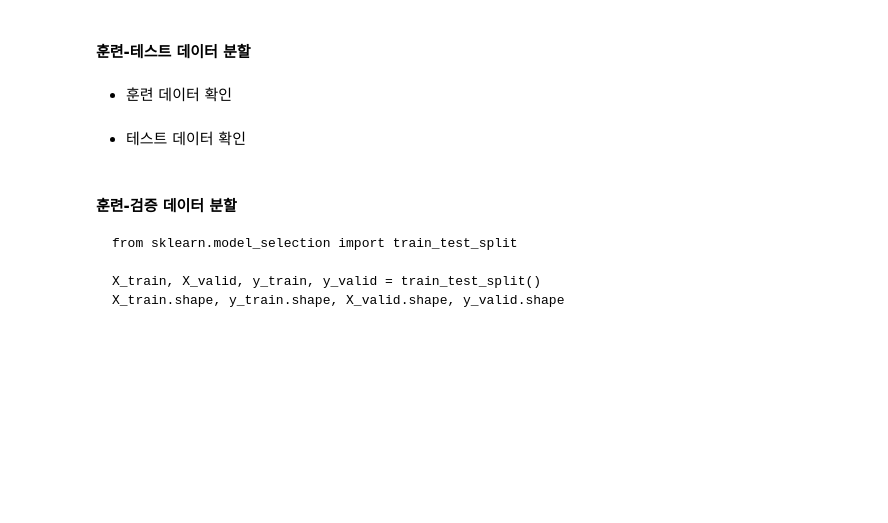
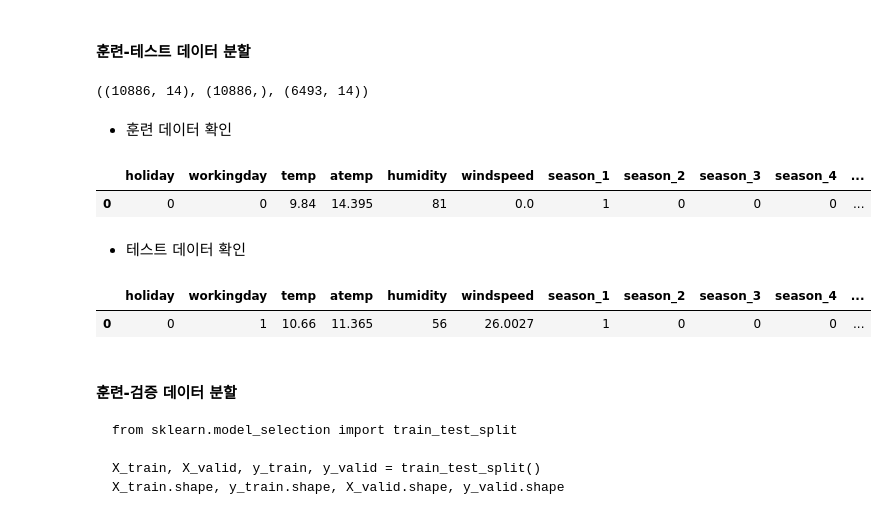
Before and after one commit to yebiny/SkillTreePython-DataAnalysis, a Jupyter notebook: 05.머신러닝기반데이터분석/해설/ch05_14_실전머신러닝_자전거_수요예측.ipynb, the cells around one changed output. Drawn from its saved outputs; the diff is of its cells as text; code cells hidden in the pictures; blank space fills up the shorter version.

```diff
--- a/05.머신러닝기반데이터분석/해설/ch05_14_실전머신러닝_자전거_수요예측.ipynb
+++ b/05.머신러닝기반데이터분석/해설/ch05_14_실전머신러닝_자전거_수요예측.ipynb
@@ -243,10 +243,28 @@ selected = [
 ### | 데이터 분할
 # %% [markdown]
 #### 훈련-테스트 데이터 분할
+# %%
+df_train = df[selected+['log_count']].iloc[:n_train]
+X = df_train[selected]
+y = df_train['log_count']
+X_test = df[selected].iloc[n_train:]
+X.shape, y.shape, X_test.shape # 데이터프레임
+# %% [output]
+((10886, 14), (10886,), (6493, 14))
 # %% [markdown]
 * 훈련 데이터 확인
+# %%
+X.head(1)
+# %% [output]
+|  | holiday | workingday | temp | atemp | humidity | windspeed | season_1 | season_2 | season_3 | season_4 | ... |
+| 0 | 0 | 0 | 9.84 | 14.395 | 81 | 0.0 | 1 | 0 | 0 | 0 | ... |
 # %% [markdown]
 * 테스트 데이터 확인
+# %%
+X_test.head(1)
+# %% [output]
+|  | holiday | workingday | temp | atemp | humidity | windspeed | season_1 | season_2 | season_3 | season_4 | ... |
+| 0 | 0 | 1 | 10.66 | 11.365 | 56 | 26.0027 | 1 | 0 | 0 | 0 | ... |
 # %% [markdown]
 
 #### 훈련-검증 데이터 분할
```
Also changed, not shown: parts of 7 cells of this notebook.
